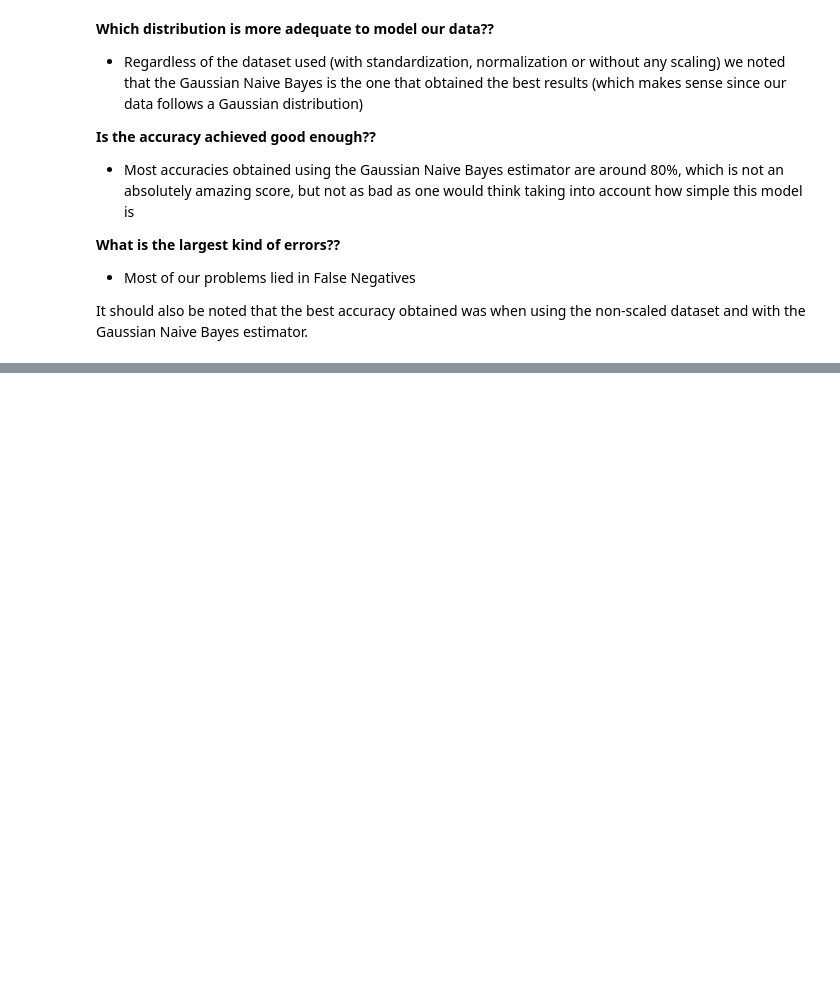
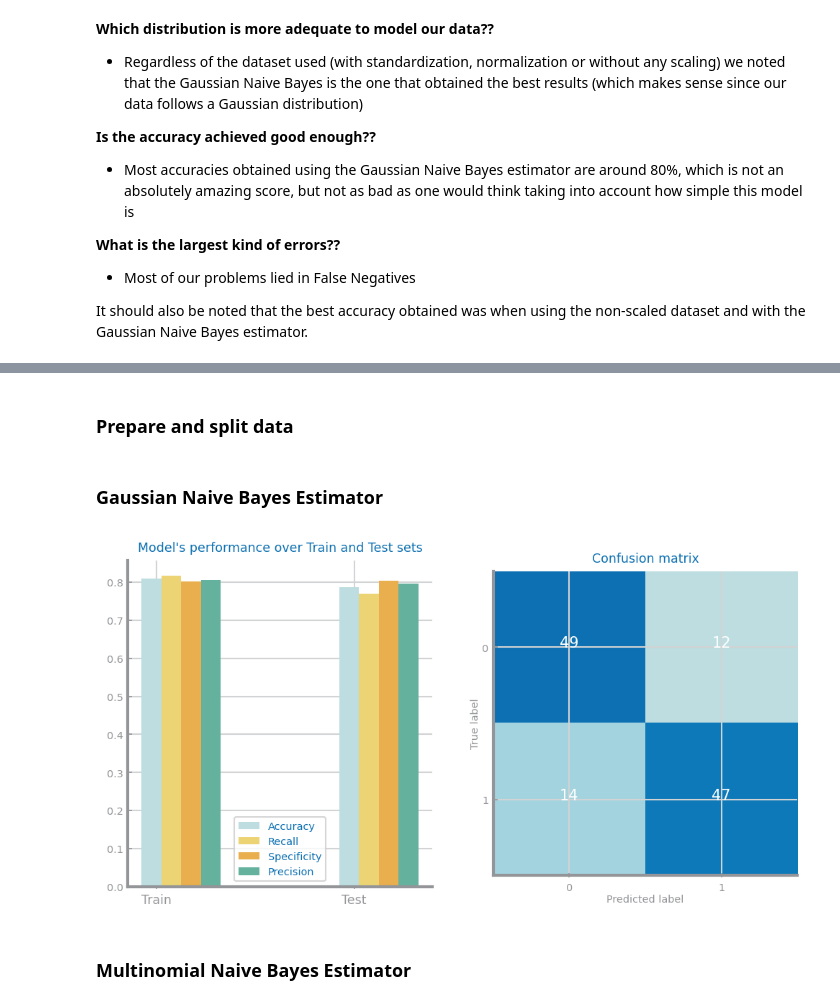
Before and after one commit to HerouFenix/cdados-project, a Jupyter notebook: Classification/NaiveBayes_HF.ipynb, the cells around one changed output, grey strips where cells are left out. Cells and saved outputs as stored; diff of their text form; code cells hidden in the pictures; blank space fills up the shorter version.

```diff
--- a/Classification/NaiveBayes_HF.ipynb
+++ b/Classification/NaiveBayes_HF.ipynb
@@ -274,7 +291,7 @@ import sklearn.metrics as metrics
 from sklearn.naive_bayes import GaussianNB, MultinomialNB, BernoulliNB
 import ds_functions as ds
 
-data: pd.DataFrame = pd.read_csv('../datasets/heart_failure_clinical_records_normalized.csv')
+data: pd.DataFrame = pd.read_csv('../datasets/hf_scaled/HF_normalized.csv')
 
 
 data.head()
@@ -399,0 +428,13 @@ It should also be noted that the best accuracy obtained was when using the non-s
+# %%
+import numpy as np
+import pandas as pd
+import matplotlib.pyplot as plt
+from sklearn.model_selection import train_test_split
+import sklearn.metrics as metrics
+from sklearn.naive_bayes import GaussianNB, MultinomialNB, BernoulliNB
+import ds_functions as ds
+
+data: pd.DataFrame = pd.read_csv('../datasets/hf_balanced/HF_balanced.csv')
+
+
+data.head()
@@ -399,0 +448,27 @@ It should also be noted that the best accuracy obtained was when using the non-s
+# %% [markdown]
+### Prepare and split data
+# %%
+y: np.ndarray = data.pop('DEATH_EVENT').values # Target Variable
+X: np.ndarray = data.values # Values of each feature on each record
+labels = pd.unique(y)
+if(labels[0] == 1):
+    temp = labels[0]
+    labels[0] = labels[1]
+    labels[1] = temp
+
+train_size = 0.7 # % of records used for train (the remainder will be left for test)
+
+trnX, tstX, trnY, tstY = train_test_split(X, y, train_size=train_size, stratify=y)
+# %% [markdown]
+### Gaussian Naive Bayes Estimator
+# %%
+clf = GaussianNB()
+clf.fit(trnX, trnY)
+prd_trn = clf.predict(trnX)
+prd_tst = clf.predict(tstX)
+# %%
+ds.plot_evaluation_results(labels, trnY, prd_trn, tstY, prd_tst)
+# %% [output]
+[figure, added]
+# %% [markdown]
+### Multinomial Naive Bayes Estimator
```
Also changed, not shown: parts of 47 cells of this notebook, 21 other files.
